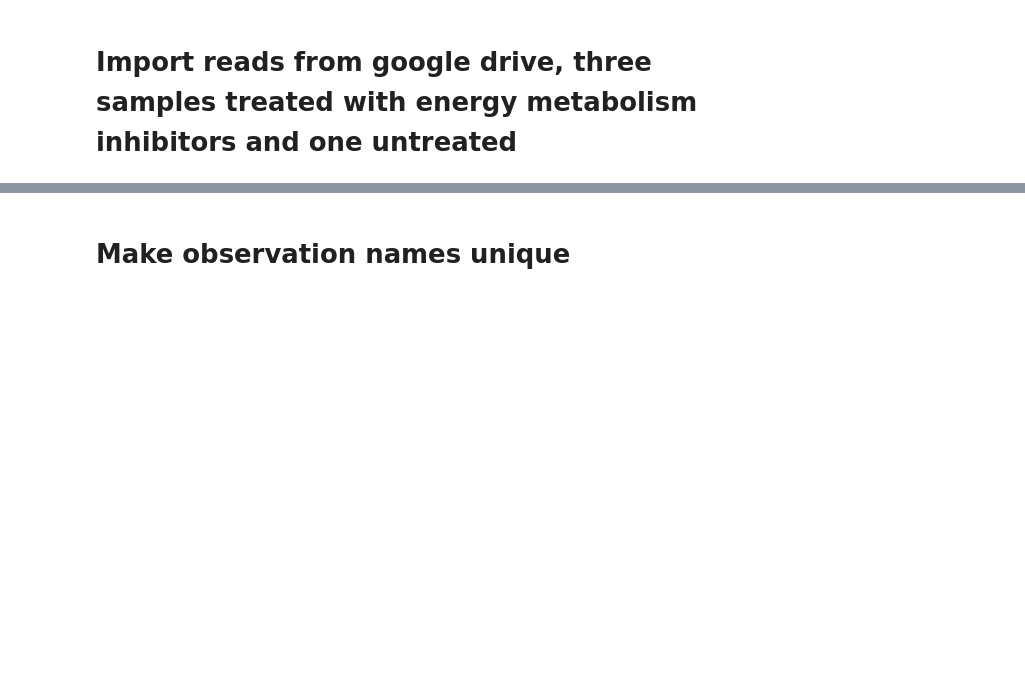
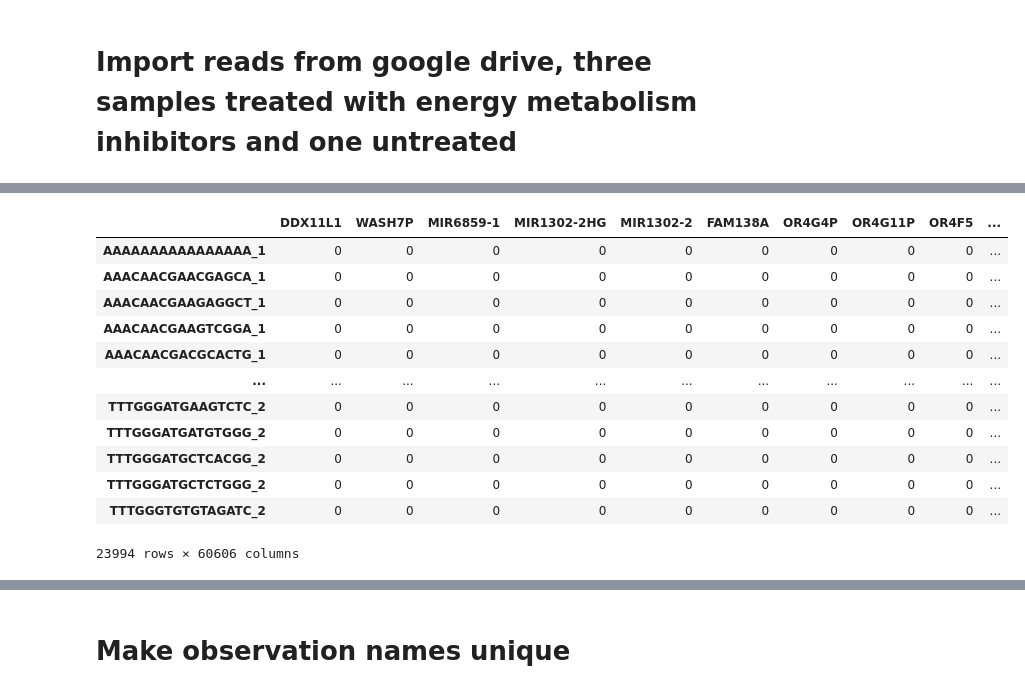
Before and after one commit to Droslj/scATAC-seq-complete-, a Jupyter notebook: scATAC_seq_(1)_DA_PyDESeq2.ipynb, the cells around one changed output, grey strips where cells are left out. Cells and saved outputs as stored; diff of their text form; code cells hidden in the pictures; blank space fills up the shorter version.

```diff
--- a/scATAC_seq_(1)_DA_PyDESeq2.ipynb
+++ b/scATAC_seq_(1)_DA_PyDESeq2.ipynb
@@ -128,0 +227,10 @@ adata_concat = sc.read_h5ad('/content/drive/MyDrive/Colab Notebooks/MTXmerged_PC
+# %%
+# Extract count matrices and convert to pandas DataFrames
+count_matrix_1 = gene_matrix_1.X.toarray()
+count_matrix_2 = gene_matrix_2.X.toarray()
+# %%
+count_df_1 = pd.DataFrame(count_matrix_1, index=gene_matrix_1.obs_names, columns=gene_matrix_1.var_names)
+count_df_2 = pd.DataFrame(count_matrix_2, index=gene_matrix_2.obs_names, columns=gene_matrix_2.var_names)
+# %%
+count_df_1.index = count_df_1.index + '_1'
+count_df_2.index = count_df_2.index + '_2'
@@ -128,0 +244,20 @@ adata_concat = sc.read_h5ad('/content/drive/MyDrive/Colab Notebooks/MTXmerged_PC
+# %%
+# Combine the two scATAC-seq count matrices
+count_df = pd.concat([count_df_1, count_df_2], axis=0)
+metadata_df = pd.concat([metadata_df_1, metadata_df_2], axis=0)
+# %%
+count_df
+# %% [output]
+|  | DDX11L1 | WASH7P | MIR6859-1 | MIR1302-2HG | MIR1302-2 | FAM138A | OR4G4P | OR4G11P | OR4F5 | ... |
+| AAAAAAAAAAAAAAAA_1 | 0 | 0 | 0 | 0 | 0 | 0 | 0 | 0 | 0 | ... |
+| AAACAACGAACGAGCA_1 | 0 | 0 | 0 | 0 | 0 | 0 | 0 | 0 | 0 | ... |
+| AAACAACGAAGAGGCT_1 | 0 | 0 | 0 | 0 | 0 | 0 | 0 | 0 | 0 | ... |
+| AAACAACGAAGTCGGA_1 | 0 | 0 | 0 | 0 | 0 | 0 | 0 | 0 | 0 | ... |
+| AAACAACGACGCACTG_1 | 0 | 0 | 0 | 0 | 0 | 0 | 0 | 0 | 0 | ... |
+| ... | ... | ... | ... | ... | ... | ... | ... | ... | ... | ... |
+| TTTGGGATGAAGTCTC_2 | 0 | 0 | 0 | 0 | 0 | 0 | 0 | 0 | 0 | ... |
+| TTTGGGATGATGTGGG_2 | 0 | 0 | 0 | 0 | 0 | 0 | 0 | 0 | 0 | ... |
+| TTTGGGATGCTCACGG_2 | 0 | 0 | 0 | 0 | 0 | 0 | 0 | 0 | 0 | ... |
+| TTTGGGATGCTCTGGG_2 | 0 | 0 | 0 | 0 | 0 | 0 | 0 | 0 | 0 | ... |
+| TTTGGGTGTGTAGATC_2 | 0 | 0 | 0 | 0 | 0 | 0 | 0 | 0 | 0 | ... |
+23994 rows × 60606 columns
```
Also changed, not shown: parts of 51 cells of this notebook.
